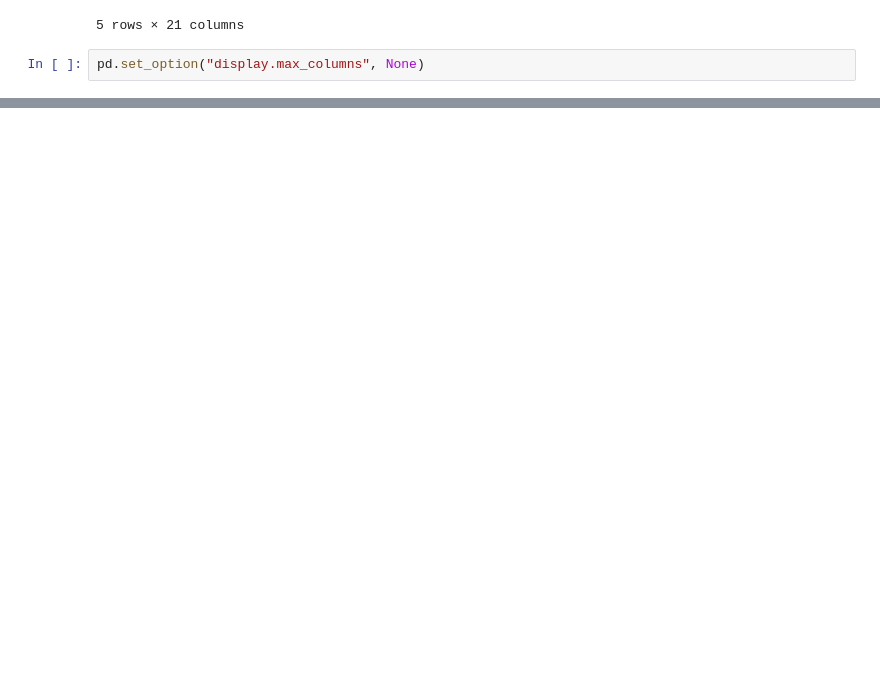
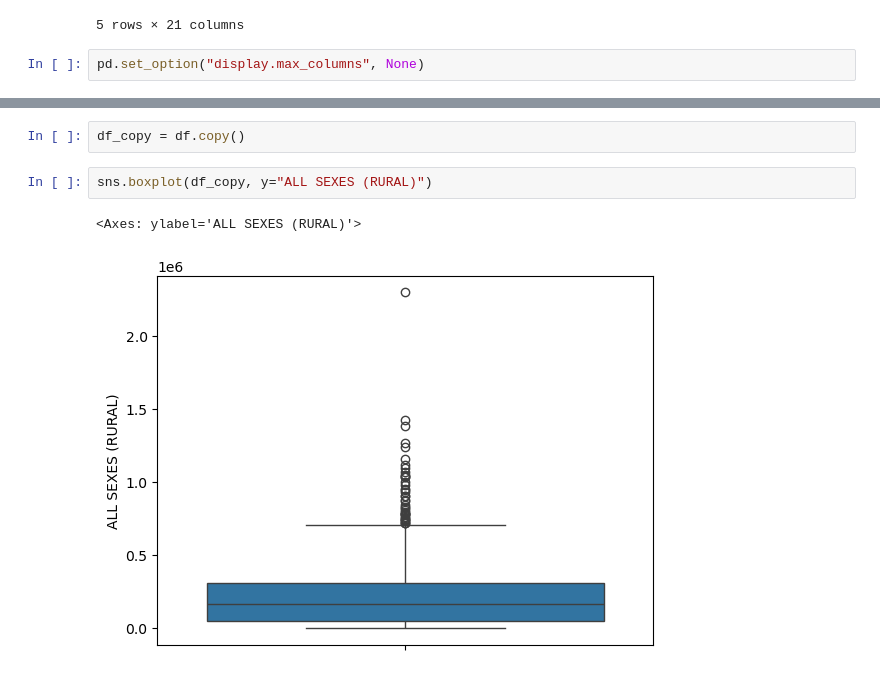
Before and after one commit to waseem-development/AI-NAVTTC, a Jupyter notebook: python/pandas/EDA/5_pak_population_analysis.ipynb, the cells around one changed output, grey strips where cells are left out. Drawn from its saved outputs; the diff is of its cells as text; blank space fills up the shorter version.

```diff
--- a/python/pandas/EDA/5_pak_population_analysis.ipynb
+++ b/python/pandas/EDA/5_pak_population_analysis.ipynb
@@ -99,0 +161,7 @@ pd.set_option("display.max_columns", None)
+# %%
+df_copy = df.copy()
+# %%
+sns.boxplot(df_copy, y="ALL SEXES (RURAL)")
+# %% [output]
+<Axes: ylabel='ALL SEXES (RURAL)'>
+[figure, added]
```
Also changed, not shown: parts of 25 cells of this notebook, 1 other file.
